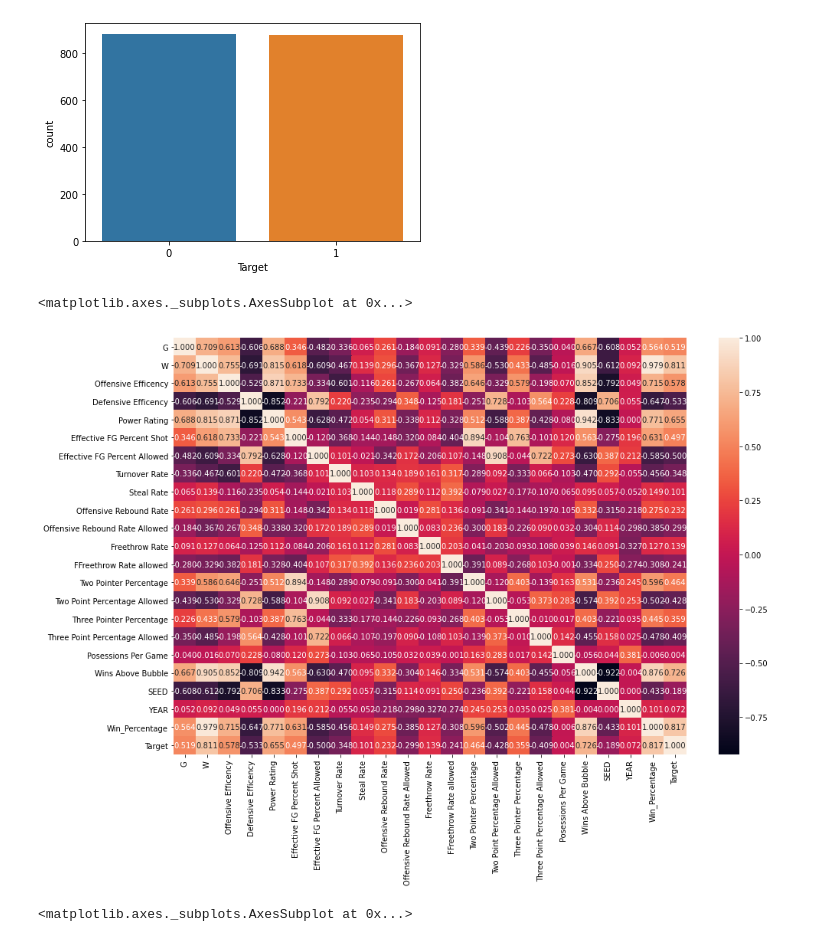
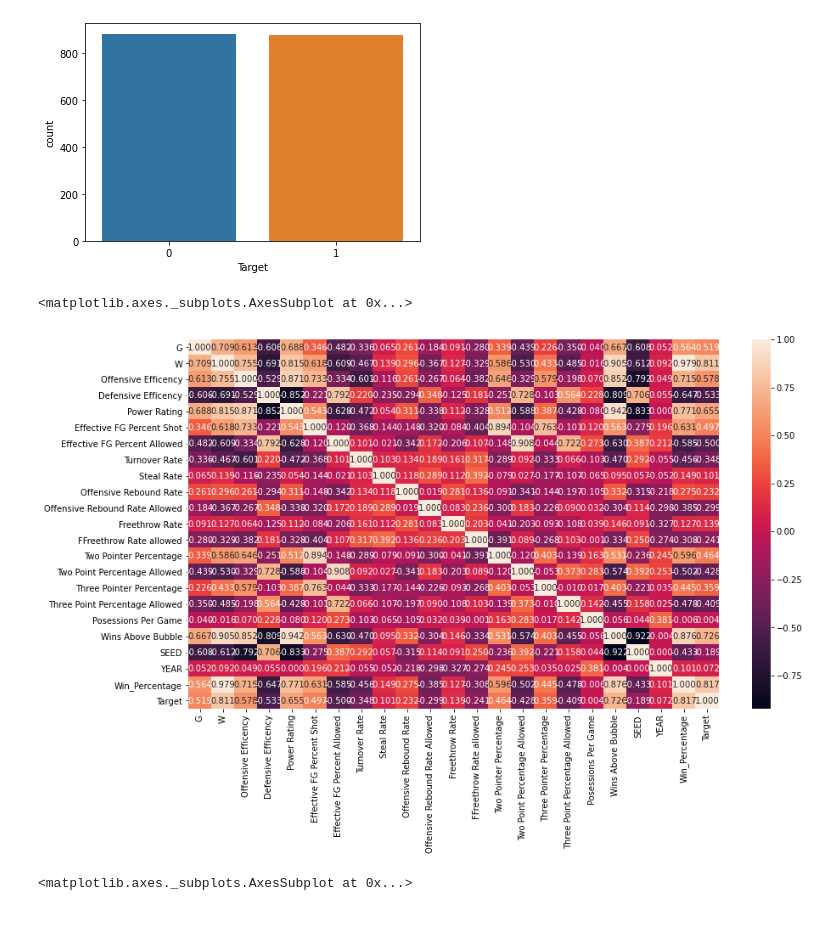
Before and after one commit to Vejaem/Final-Project, a Jupyter notebook: final_jcf.ipynb, the cells around one changed output. Drawn from its saved outputs; the diff is of its cells as text; code cells hidden in the pictures.

```diff
--- a/final_jcf.ipynb
+++ b/final_jcf.ipynb
@@ -181,9 +184,9 @@ sb.countplot(x='Target', data = ncaa)
 # %%
 # Linear corrolation
 
-plt.figure(figsize = (15,10))
+plt.figure(figsize = (14,8))
 sb.heatmap(ncaa.corr(),annot=True,fmt='.3f')
 # %% [output]
 <matplotlib.axes._subplots.AxesSubplot at 0x...>
-[figure, old version]
+[figure, new version]
 # %%
```
Also changed, not shown: parts of 10 cells of this notebook, 5 other files.
